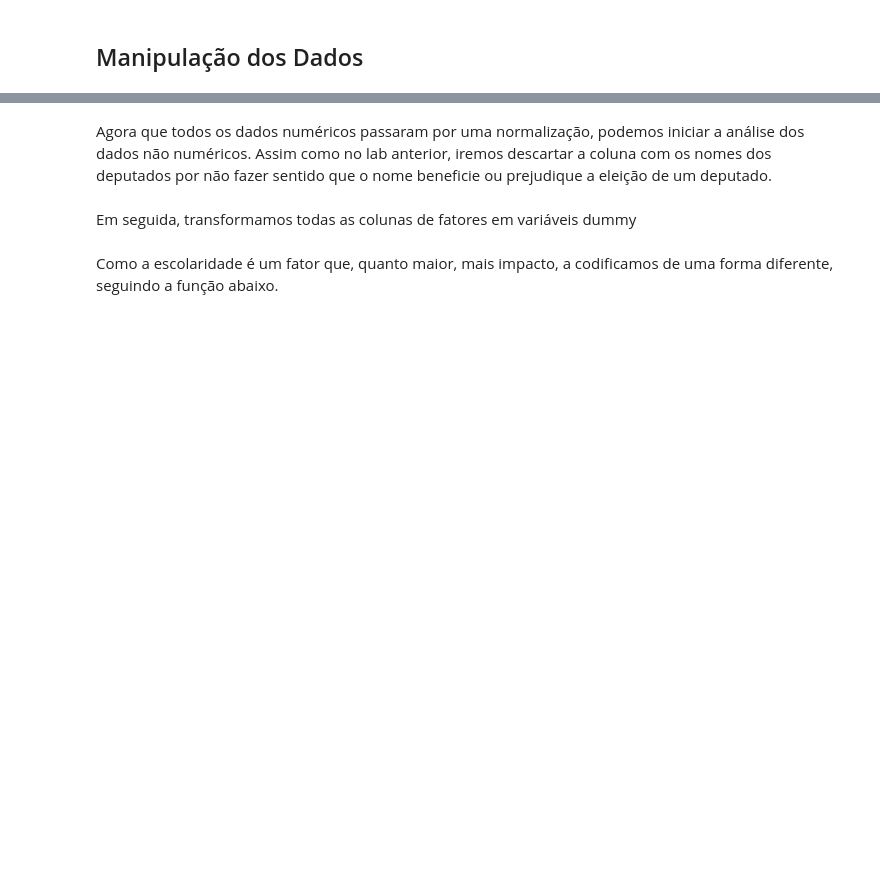
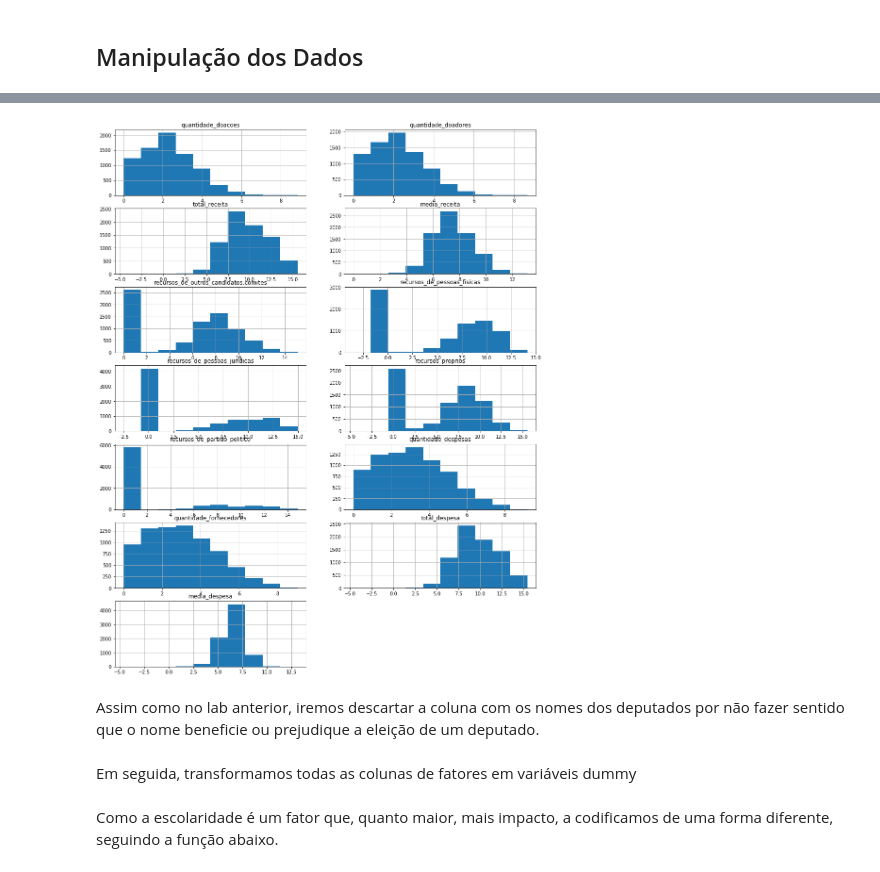
Before and after one commit to juliobguedes/predictive-data-science, a Jupyter notebook: lab4/notebooks/Lab4.ipynb, the cells around one changed output, grey strips where cells are left out. Cells and saved outputs as stored; diff of their text form; code cells hidden in the pictures; blank space fills up the shorter version.

```diff
--- a/lab4/notebooks/Lab4.ipynb
+++ b/lab4/notebooks/Lab4.ipynb
@@ -96,14 +189,22 @@ A partir da análise dos gráficos acima, podemos concluir que nenhuma coluna nu
 # %%
-def normaliza_dados(df, colunas):
+def normaliza_dados(df, colunas, analisa=True):
   for col in colunas:
-    df[col] = np.log(df[col])
-  analisa_numericas(df)
+    temp = df[col][:].apply(np.log).values
+    temp[temp == np.inf] = 0
+    temp[temp == -np.inf] = 0
+    temp[temp == np.nan] = 0
+    df[col] = temp
+  if (analisa):
+    analisa_numericas(df)
+
   return df
 
-
 treino = normaliza_dados(treino, colunas)
+teste = normaliza_dados(teste, colunas, analisa = False)
+# %% [output]
+[figure, added]
 # %% [markdown]
-Agora que todos os dados numéricos passaram por uma normalização, podemos iniciar a análise dos dados não numéricos. Assim como no lab anterior, iremos descartar a coluna com os nomes dos deputados por não fazer sentido que o nome beneficie ou prejudique a eleição de um deputado.
+Assim como no lab anterior, iremos descartar a coluna com os nomes dos deputados por não fazer sentido que o nome beneficie ou prejudique a eleição de um deputado.
 # %%
 try:
   treino = treino.drop('ocupacao', axis=1)
```
Also changed, not shown: parts of 133 cells of this notebook, 9 other files.
